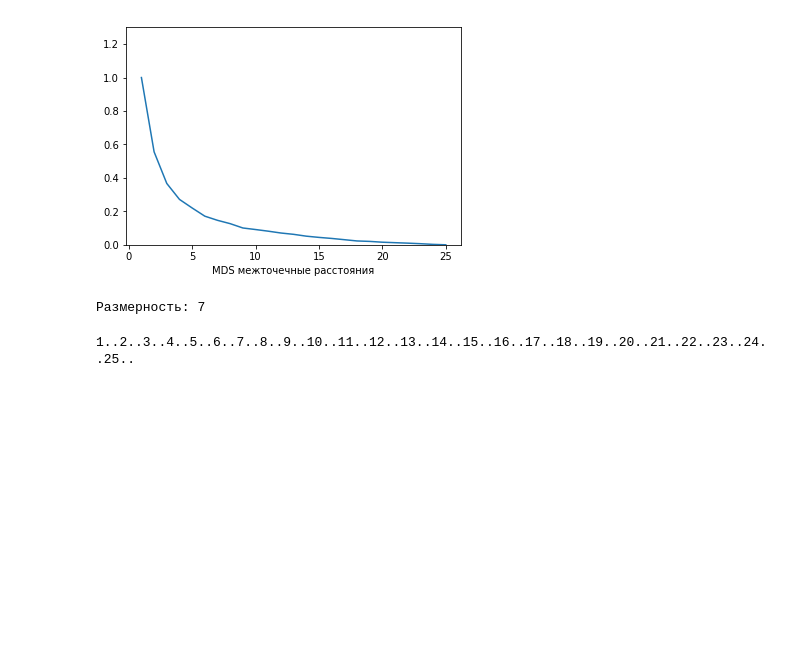
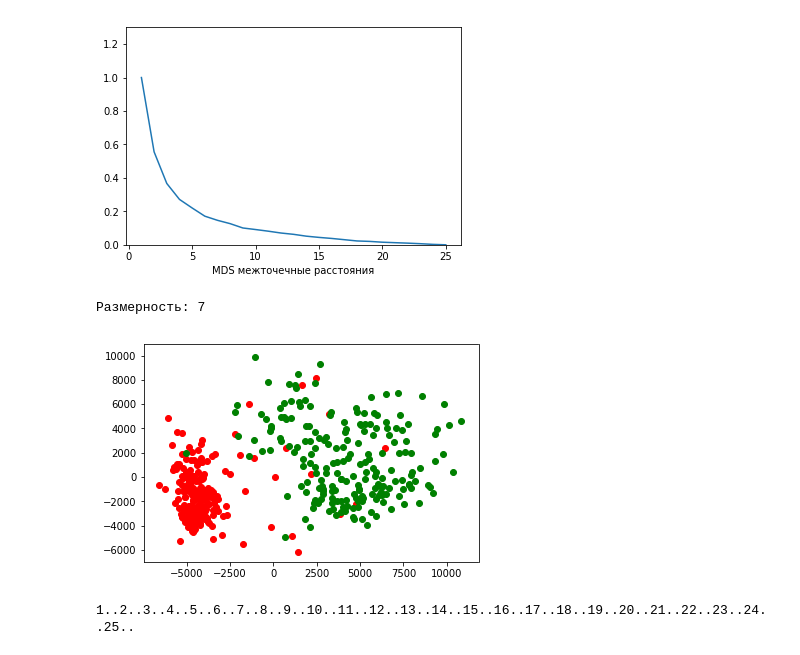
Before and after one commit to mestydone/dimensionality_reduction, a Jupyter notebook: DR.ipynb, the cells around one changed output. Saved outputs shown, nothing was run; the diff lists cells and outputs as text; code cells hidden in the pictures; blank space fills up the shorter version.

```diff
--- a/DR.ipynb
+++ b/DR.ipynb
@@ -94,6 +94,10 @@ print("Размерность:", d.real_dimensionality(mds_distances, 0.15))
 1..2..3..4..5..6..7..8..9..10..11..12..13..14..15..16..17..18..19..20..21..22..23..24..25..
 [figure]
 Размерность: 7
+# %%
+drawer.plot_2d(mds_data_list[1], markers, 0,1).show()
+# %% [output]
+[figure, added]
 # %%
 # PCA + MDS
 import src.mds as mds
```
Also changed, not shown: parts of 3 cells of this notebook, 4 other files.
